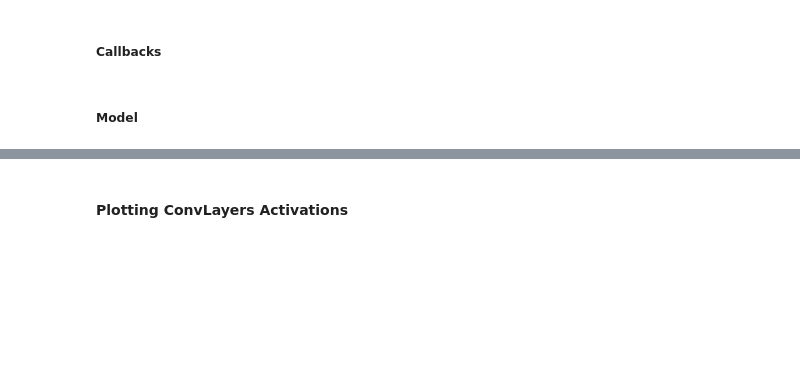
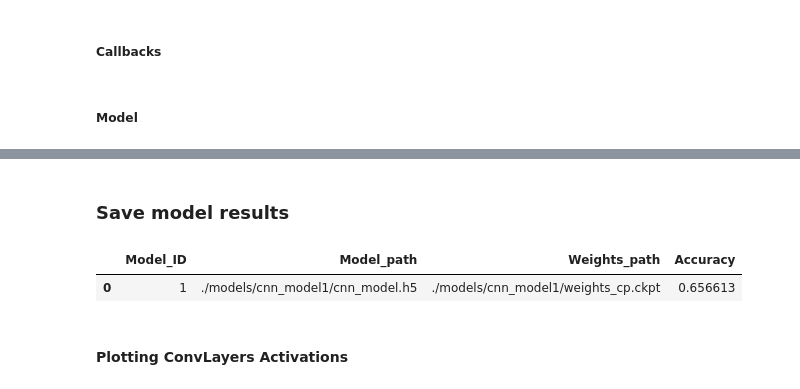
Before and after one commit to CarlosGarlem/SL2-DeepLearning, a Jupyter notebook: CNN/CNN_Model.ipynb, the cells around one changed output, grey strips where cells are left out. Saved outputs shown, nothing was run; the diff lists cells and outputs as text; code cells hidden in the pictures; blank space fills up the shorter version.

```diff
--- a/CNN/CNN_Model.ipynb
+++ b/CNN/CNN_Model.ipynb
@@ -126,5 +133,8 @@ _________________________________________________________________
 # %%
 model.compile(loss = 'categorical_crossentropy', optimizer = 'adam', metrics = ['accuracy'])
+# %%
+model_path = './models/cnn_model{}/cnn_model.h5'.format(model_id)
+model.save(model_path)
 # %%
 %%time
 history = model.fit(
@@ -153,0 +214,3 @@ Wall time: 2min 36s
+# %%
+test_loss, test_acc = model.evaluate(test_generator)
+print('Test loss: {} Test Acc: {}'.format(test_loss, test_acc))
@@ -153,0 +220,8 @@ Wall time: 2min 36s
+# %% [markdown]
+### Save model results
+# %%
+results = pd.DataFrame({'Model_ID': model_id, 'Model_path': model_path, 'Weights_path': checkpoint_path, 'Accuracy': test_acc}, index = [0])
+results
+# %% [output]
+|  | Model_ID | Model_path | Weights_path | Accuracy |
+| 0 | 1 | ./models/cnn_model1/cnn_model.h5 | ./models/cnn_model1/weights_cp.ckpt | 0.656613 |
```
Also changed, not shown: parts of 21 cells of this notebook, 41 other files.
